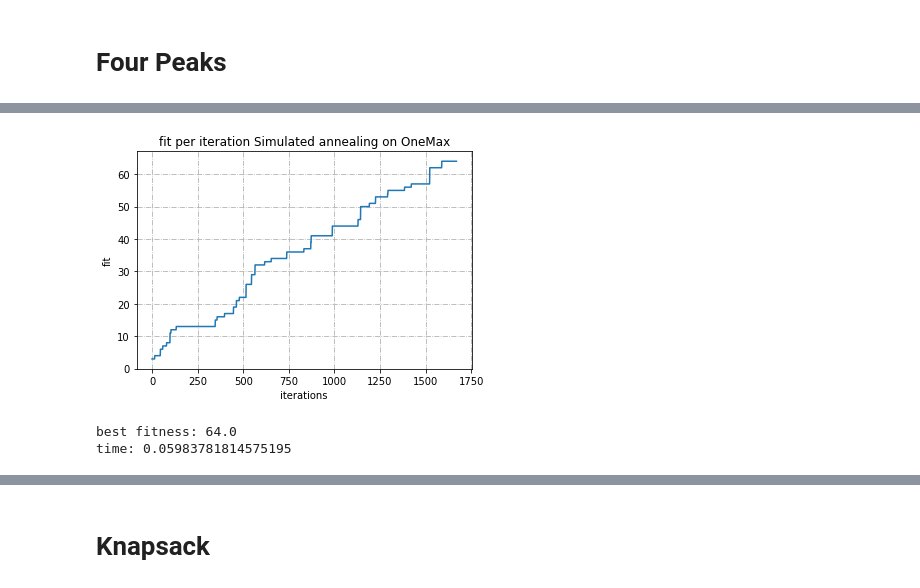
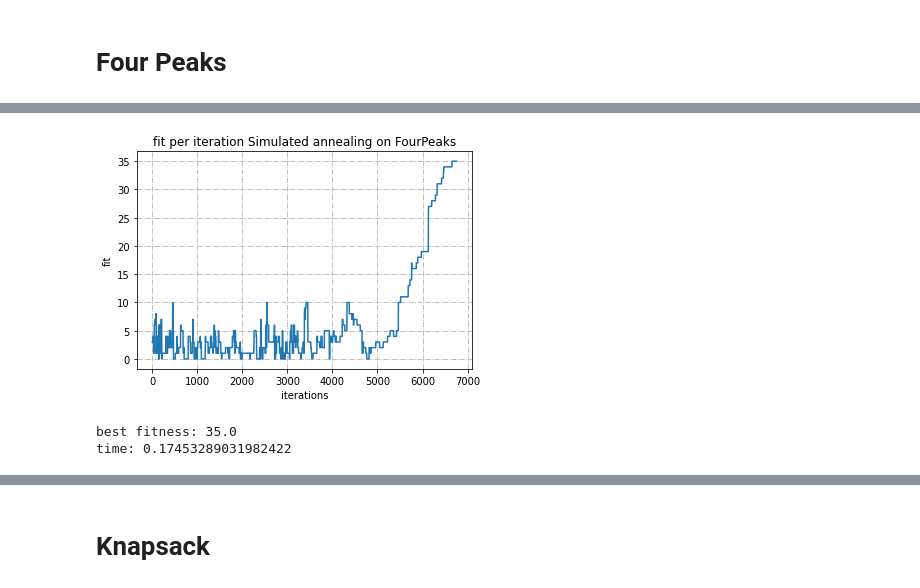
Before and after one commit to jfuerst92/Brigandine, a Jupyter notebook: best_fit.ipynb, the cells around one changed output, grey strips where cells are left out. Cells and saved outputs as stored; diff of their text form; code cells hidden in the pictures.

```diff
--- a/best_fit.ipynb
+++ b/best_fit.ipynb
@@ -253,34 +253,32 @@ time: 0.05182337760925293
 # %%
 start_time = time.time()
 state, fitness, curve = mlrose.simulated_annealing(problem=prob_four_peaks,
                                                  curve=True,
-                                                 max_attempts=80,
-                                                 max_iters=10000,
-                                                 #schedule=mlrose.GeomDecay(init_temp=100, decay=0.95, min_temp=0.001)
+                                                 schedule=mlrose.GeomDecay(init_temp=100, decay=0.999, min_temp=0.001)
                                                  #schedule=mlrose.ArithDecay(init_temp=1.0, decay=0.0001, min_temp=0.001)
-                                                 schedule=mlrose.ExpDecay(init_temp=1.0, exp_const=0.005, min_temp=0.001),
+                                                 #schedule=mlrose.ExpDecay(init_temp=1.0, exp_const=0.005, min_temp=0.001),
 
                                                 )
 time_elapsed = time.time() - start_time
 four_peaks_fit_curves[1] = curve
 four_peaks_times[1] = time_elapsed
 if fitness > four_peaks_best_fits[1]:
     four_peaks_best_fits[1] = fitness
 
 plt.plot(curve)
 plt.xlabel('iterations')
 plt.ylabel('fit')
 #plt.legend()
 title = "fit per iteration Simulated annealing on FourPeaks"
 plt.title(title)
 plt.grid(True, linestyle='-.')
 plt.show()
 print("best fitness:", fitness)
 print("time:", time_elapsed)
 # %% [output]
-[figure, old version]
+[figure, new version]
-best fitness: 64.0
-time: 0.05983781814575195
+best fitness: 35.0
+time: 0.17453289031982422
 # %%
 start_time = time.time()
 state, fitness, curve = mlrose.genetic_alg(problem=prob_four_peaks,
```
Also changed, not shown: parts of 14 cells of this notebook, 11 other files.
